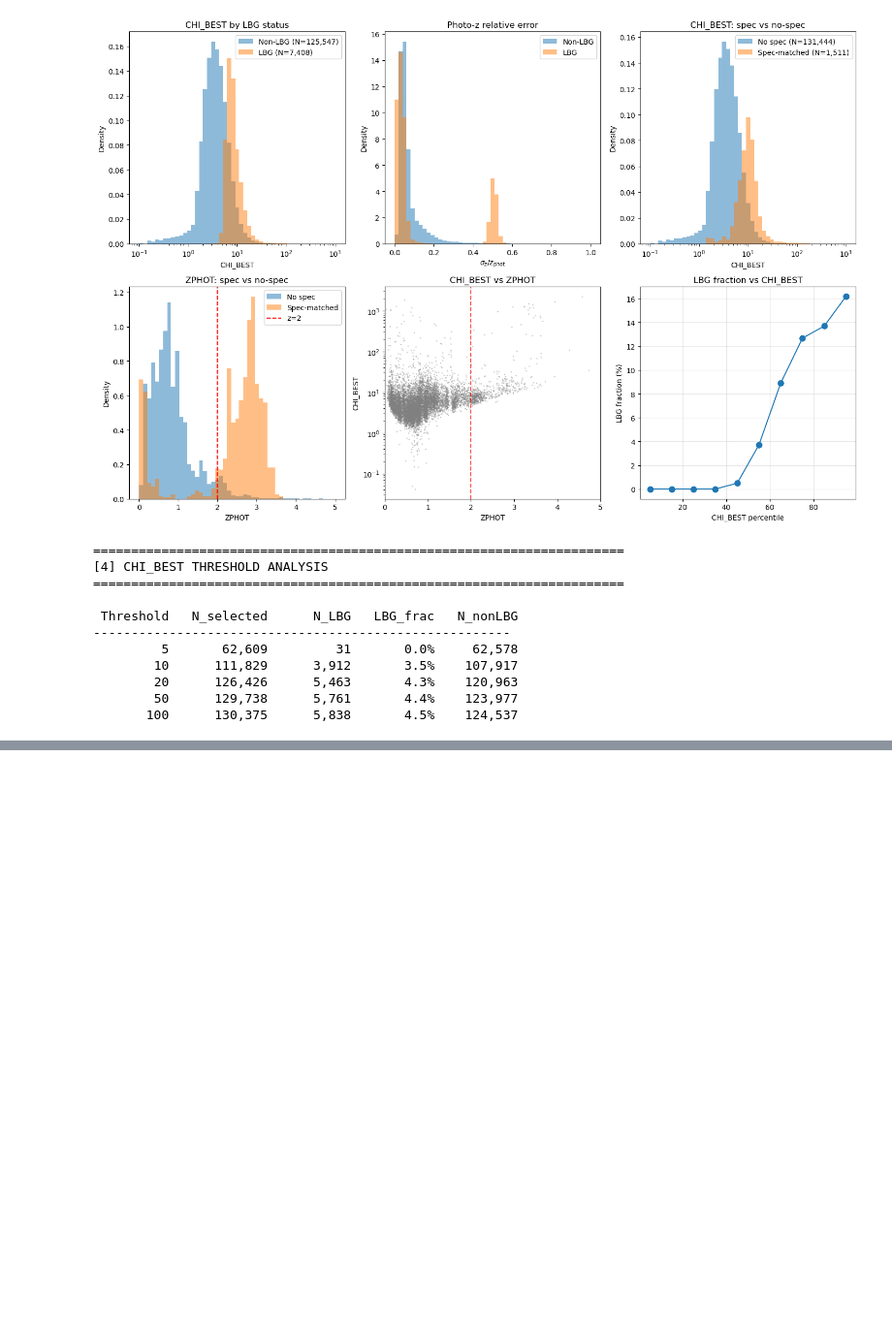
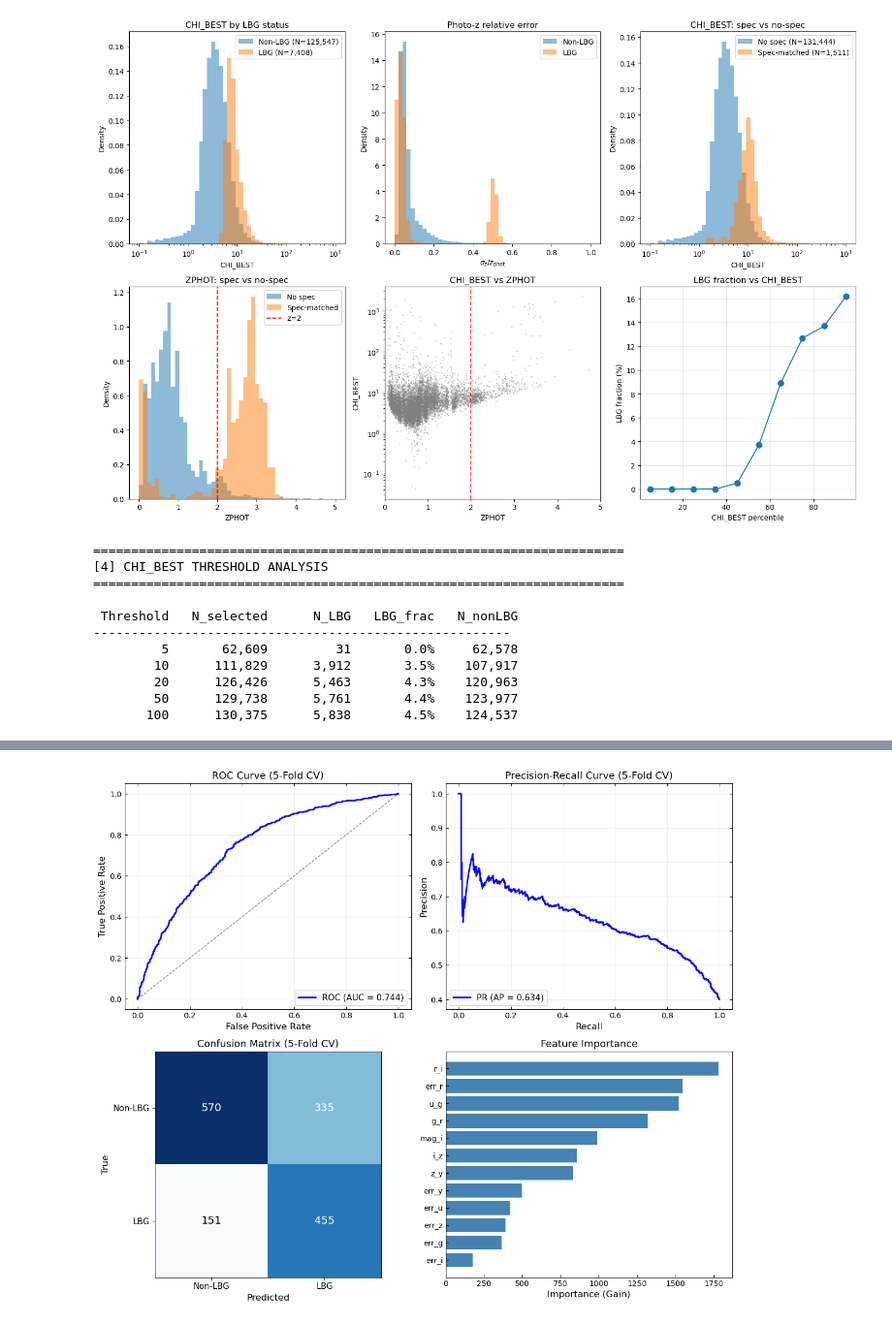
Before and after one commit to Zireael-Rhena/Target_Selection_Based_on_Photometric_Data, a Jupyter notebook: COSMOS_model_training.ipynb, the cells around one changed output, grey strips where cells are left out. Shown at 97% size. Cells and saved outputs as stored; diff of their text form; code cells hidden in the pictures; blank space fills up the shorter version.

Commit message:
Train with compeletely spec data, and analyze results.

```diff
--- a/COSMOS_model_training.ipynb
+++ b/COSMOS_model_training.ipynb
@@ -746,0 +1190,14 @@ Non-spec (131,444 sources):
+# %%
+# =============================================================================
+# 9. FEATURE IMPORTANCE
+# =============================================================================
+print("\n" + "=" * 70)
+print("STEP 9: FEATURE IMPORTANCE")
+print("=" * 70)
+
+importance = pd.DataFrame({
+    'feature':  FEATURES,
+    'importance':  final_model.feature_importance(importance_type='gain')
+}).sort_values('importance', ascending=False)
+
+print(importance.to_string(index=False))
@@ -746,0 +1221,65 @@ Non-spec (131,444 sources):
+# %%
+# =============================================================================
+# 10. VISUALIZATION - PUBLICATION QUALITY
+# =============================================================================
+print("\n" + "=" * 70)
+print("STEP 10: CREATING PUBLICATION-QUALITY FIGURES")
+print("=" * 70)
+
+# Figure 1: Model Evaluation (4 panels)
+fig1, axes1 = plt.subplots(2, 2, figsize=(12, 10))
+
+# (a) ROC Curve
+ax = axes1[0, 0]
+fpr, tpr, _ = roc_curve(y_train, y_train_pred_cv)
+auc_val = roc_auc_score(y_train, y_train_pred_cv)
+ax.plot(fpr, tpr, 'b-', lw=2, label=f'ROC (AUC = {auc_val:.3f})')
+ax.plot([0, 1], [0, 1], 'k--', lw=1, alpha=0.5)
+ax.set_xlabel('False Positive Rate', fontsize=12)
+ax.set_ylabel('True Positive Rate', fontsize=12)
+ax.set_title('ROC Curve (5-Fold CV)', fontsize=13)
+ax.legend(loc='lower right', fontsize=11)
+ax.tick_params(axis='both', labelsize=10, direction='in', top=True, right=True)
+ax.grid(True, alpha=0.2)
+
+# (b) Precision-Recall Curve
+ax = axes1[0, 1]
+prec_curve, rec_curve, _ = precision_recall_curve(y_train, y_train_pred_cv)
+ap = average_precision_score(y_train, y_train_pred_cv)
+ax.plot(rec_curve, prec_curve, 'b-', lw=2, label=f'PR (AP = {ap:.3f})')
+ax.set_xlabel('Recall', fontsize=12)
+ax.set_ylabel('Precision', fontsize=12)
+ax.set_title('Precision-Recall Curve (5-Fold CV)', fontsize=13)
+ax.legend(loc='lower left', fontsize=11)
+ax.tick_params(axis='both', labelsize=10, direction='in', top=True, right=True)
+ax.grid(True, alpha=0.2)
+
+# (c) Confusion Matrix
+ax = axes1[1, 0]
+y_train_pred_class = (y_train_pred_cv >= 0.5).astype(int)
+cm = confusion_matrix(y_train, y_train_pred_class)
+im = ax.imshow(cm, cmap='Blues')
+ax.set_xticks([0, 1])
+ax.set_yticks([0, 1])
+ax.set_xticklabels(['Non-LBG', 'LBG'], fontsize=11)
+ax.set_yticklabels(['Non-LBG', 'LBG'], fontsize=11)
+ax.set_xlabel('Predicted', fontsize=12)
+ax.set_ylabel('True', fontsize=12)
+ax.set_title('Confusion Matrix (5-Fold CV)', fontsize=13)
+for i in range(2):
+    for j in range(2):
+        ax.text(j, i, f'{cm[i, j]}', ha='center', va='center', fontsize=14,
+                color='white' if cm[i, j] > cm.max()/2 else 'black')
+
+# (d) Feature Importance
+ax = axes1[1, 1]
+importance_sorted = importance.sort_values('importance', ascending=True)
+ax.barh(importance_sorted['feature'], importance_sorted['importance'], color='steelblue')
+ax.set_xlabel('Importance (Gain)', fontsize=12)
+ax.set_title('Feature Importance', fontsize=13)
+ax.tick_params(axis='both', labelsize=10, direction='in')
+
+plt.tight_layout()
+plt.savefig('../images/model_evaluation_planA.png', dpi=600, bbox_inches='tight')
+plt.show()
+# %% [output]
@@ -746,0 +1289 @@ Non-spec (131,444 sources):
+[figure, added]
```
Also changed, not shown: parts of 18 cells of this notebook.
